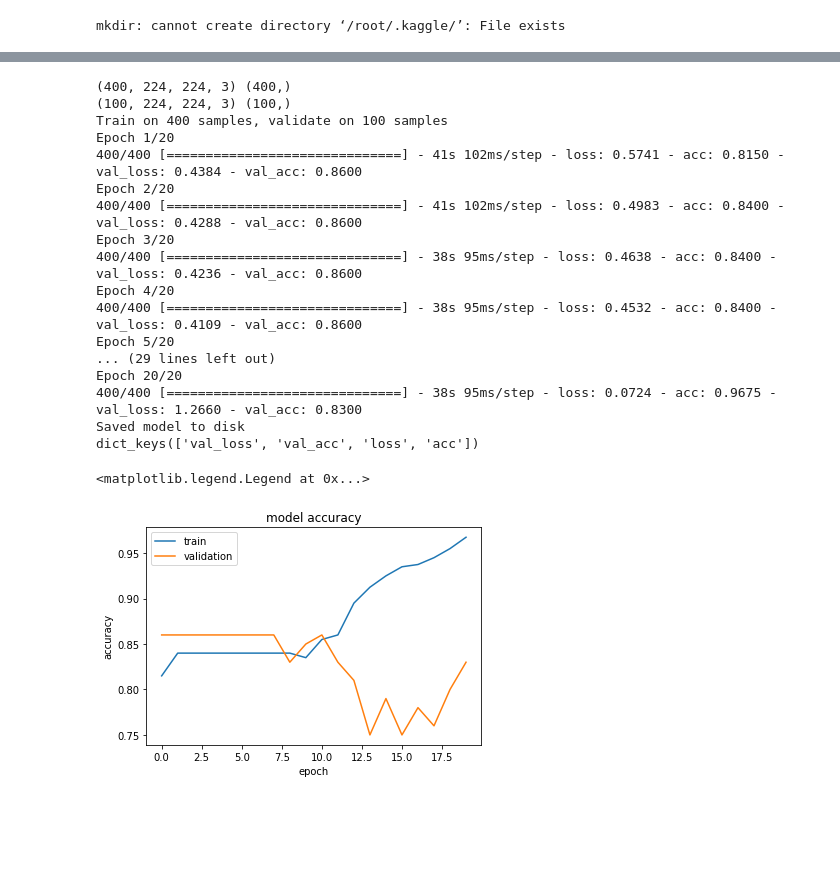
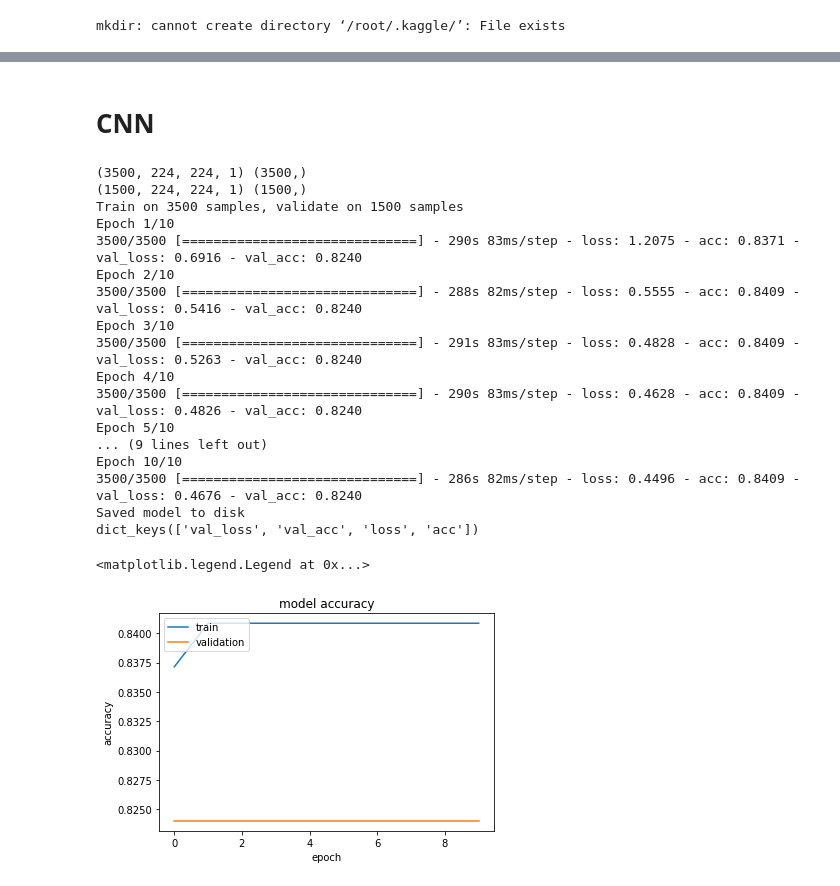
Before and after one commit to archarbar/DeepfakeDetector, a Jupyter notebook: DeepfakeDetector.ipynb, the cells around one changed output, grey strips where cells are left out. Saved outputs shown, nothing was run; the diff lists cells and outputs as text; code cells hidden in the pictures; blank space fills up the shorter version.

```diff
--- a/DeepfakeDetector.ipynb
+++ b/DeepfakeDetector.ipynb
@@ -155,22 +166,17 @@ pickle_out.close()
+# %% [markdown]
+# **CNN**
 # %%
 X = pickle.load(open("X.pickle", "rb"))
 y = pickle.load(open("y.pickle", "rb"))
 
 # normalizing data (pixel is from 0 to 255)
 X = X/255.0
-
-#method for splitting train and test datasets
-def train_test_split(X, y, train_size):
-  X_train = X[:math.floor(train_size*len(X))]
-  X_test = X[math.floor(train_size*len(X)):]
-  y_train = y[:math.floor(train_size*len(y))]
-  y_test = y[math.floor(train_size*len(y)):]
-  return (X_train, X_test, y_train, y_test)
+X = X.reshape(-1, IMG_SIZE, IMG_SIZE, 1)
 
 # Building the model
 model = Sequential()
 # 3 convolutional layers
-model.add(Conv2D(32, (3, 3), input_shape = X.shape[1:]))
+model.add(Conv2D(32, (3, 3), input_shape = (X.shape[1:])))
 model.add(Activation("relu"))
 model.add(MaxPooling2D(pool_size=(2,2)))
 
@@ -185,15 +191,15 @@ model.add(Dropout(0.25))
 
 # 2 hidden layers
 model.add(Flatten())
-model.add(Dense(128))
+model.add(Dense(128, kernel_regularizer=regularizers.l2(0.01)))
 model.add(Activation("relu"))
 
-model.add(Dense(128))
+model.add(Dense(128, kernel_regularizer=regularizers.l2(0.01)))
 model.add(Activation("relu"))
 
 # The output layer
 model.add(Dense(2))
-model.add(Activation("softmax"))
+model.add(Activation("sigmoid"))
 
 # Compiling the model using some basic parameters
 # sgd = optimizers.SGD(lr=0.001, decay=1e-6, momentum=0.9, nesterov=True)
@@ -201,52 +207,52 @@ model.compile(loss="sparse_categorical_crossentropy",
 				optimizer="adam",
 				metrics=["accuracy"])
 
-#splitting into train and test sets, with a 80% split
-X_train, X_test, y_train, y_test = train_test_split(X, y, 0.8)
+#splitting into train and test sets, with a 70% split
+X_train, X_test, y_train, y_test = train_test_split(X, y, test_size=0.3)
 
 print(X_train.shape, y_train.shape)
 
 print(X_test.shape, y_test.shape)
 
 # Training the model, with 20 iterations
-history = model.fit(X_train, y_train, batch_size=32, epochs=20, verbose=1, validation_data=(X_test, y_test))
+history = model.fit(X_train, y_train, batch_size=32, epochs=10, verbose=1, validation_data=(X_test, y_test))
 
 # Saving the model
 model_json = model.to_json()
 with open("model.json", "w") as json_file :
 	json_file.write(model_json)
 
 model.save_weights("model.h5")
 print("Saved model to disk")
 
 model.save('CNN.model')
 
 # Printing a graph showing the accuracy changes during the training phase
 print(history.history.keys())
 plt.figure(1)
 plt.plot(history.history['acc'])
 plt.plot(history.history['val_acc'])
 plt.title('model accuracy')
 plt.ylabel('accuracy')
 plt.xlabel('epoch')
 plt.legend(['train', 'validation'], loc='upper left')
 # %% [output]
-(400, 224, 224, 3) (400,)
-(100, 224, 224, 3) (100,)
-Train on 400 samples, validate on 100 samples
-Epoch 1/20
-400/400 [==============================] - 41s 102ms/step - loss: 0.5741 - acc: 0.8150 - val_loss: 0.4384 - val_acc: 0.8600
-Epoch 2/20
-400/400 [==============================] - 41s 102ms/step - loss: 0.4983 - acc: 0.8400 - val_loss: 0.4288 - val_acc: 0.8600
-Epoch 3/20
-400/400 [==============================] - 38s 95ms/step - loss: 0.4638 - acc: 0.8400 - val_loss: 0.4236 - val_acc: 0.8600
-Epoch 4/20
-400/400 [==============================] - 38s 95ms/step - loss: 0.4532 - acc: 0.8400 - val_loss: 0.4109 - val_acc: 0.8600
-Epoch 5/20
-... (29 lines left out)
-Epoch 20/20
-400/400 [==============================] - 38s 95ms/step - loss: 0.0724 - acc: 0.9675 - val_loss: 1.2660 - val_acc: 0.8300
+(3500, 224, 224, 1) (3500,)
+(1500, 224, 224, 1) (1500,)
+Train on 3500 samples, validate on 1500 samples
+Epoch 1/10
+3500/3500 [==============================] - 290s 83ms/step - loss: 1.2075 - acc: 0.8371 - val_loss: 0.6916 - val_acc: 0.8240
+Epoch 2/10
+3500/3500 [==============================] - 288s 82ms/step - loss: 0.5555 - acc: 0.8409 - val_loss: 0.5416 - val_acc: 0.8240
+Epoch 3/10
+3500/3500 [==============================] - 291s 83ms/step - loss: 0.4828 - acc: 0.8409 - val_loss: 0.5263 - val_acc: 0.8240
+Epoch 4/10
+3500/3500 [==============================] - 290s 83ms/step - loss: 0.4628 - acc: 0.8409 - val_loss: 0.4826 - val_acc: 0.8240
+Epoch 5/10
+... (9 lines left out)
+Epoch 10/10
+3500/3500 [==============================] - 286s 82ms/step - loss: 0.4496 - acc: 0.8409 - val_loss: 0.4676 - val_acc: 0.8240
 Saved model to disk
 dict_keys(['val_loss', 'val_acc', 'loss', 'acc'])
 <matplotlib.legend.Legend at 0x...>
-[figure, old version]
+[figure, new version]
```
Also changed, not shown: parts of 9 cells of this notebook, 1 other file.
